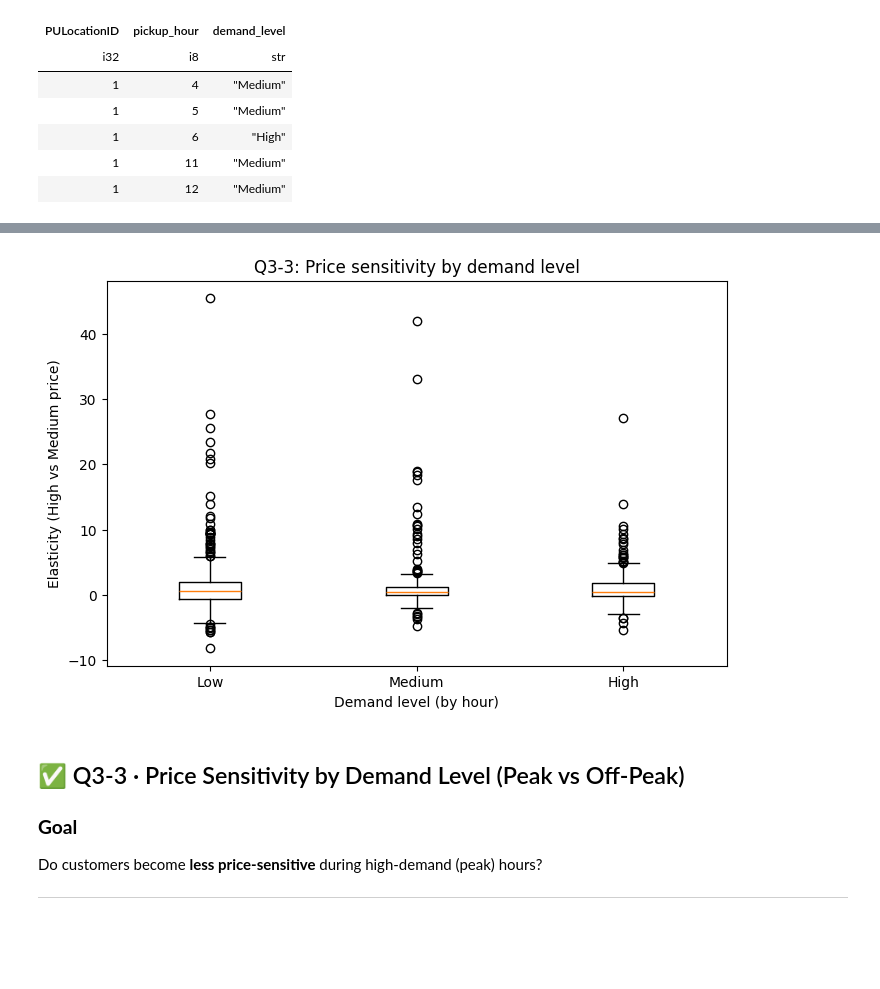
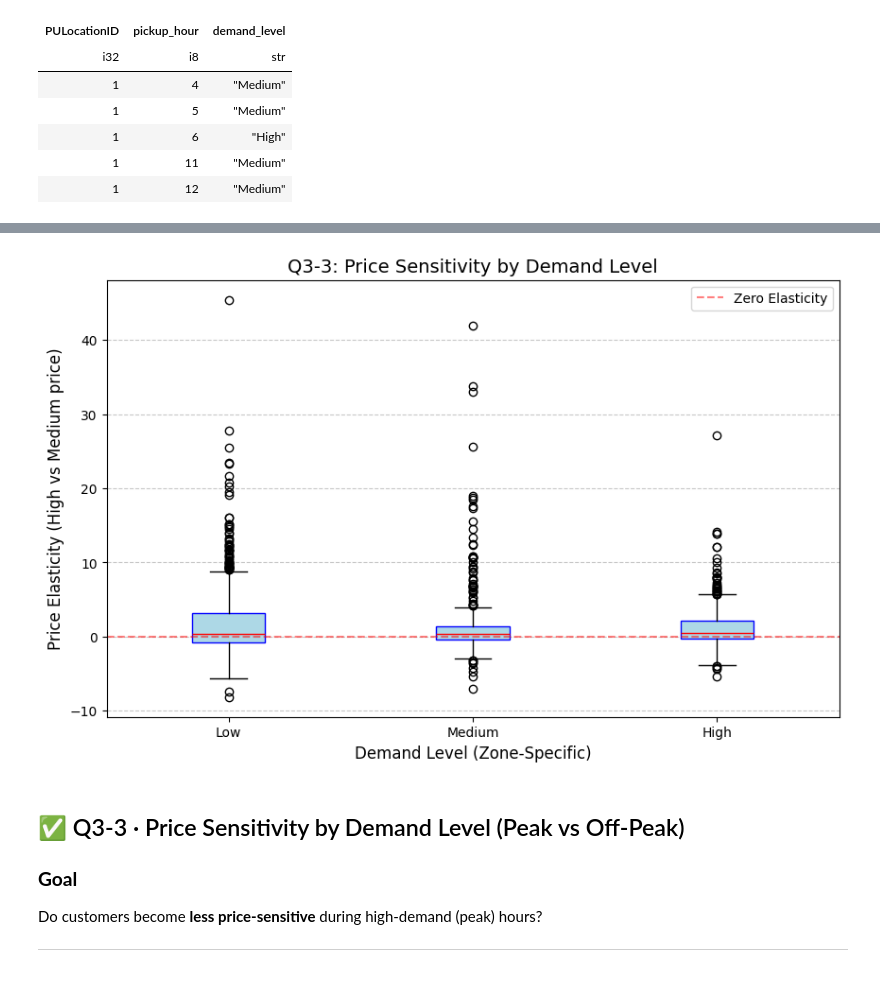
Before and after one commit to Jeremy891102/NYC-Taxi-Pricing-Demand-Analysis, a Jupyter notebook: src/module3_price_sen/module3.ipynb, the cells around one changed output, grey strips where cells are left out. Cells and saved outputs as stored; diff of their text form; code cells hidden in the pictures; blank space fills up the shorter version.

```diff
--- a/src/module3_price_sen/module3.ipynb
+++ b/src/module3_price_sen/module3.ipynb
@@ -768,19 +762,31 @@ shape: (3, 5)
 # %%
-# Q3-3.6 Visualization: boxplot of elasticity_high by demand_level
 
 data_for_box = [
-    elasticity_demand.filter(pl.col("demand_level") == lvl)["elasticity_high"].to_list()
+    elasticity_demand
+        .filter(pl.col("demand_level") == lvl)
+        .select(pl.col("elasticity_high").drop_nulls())
+        .to_series()
+        .to_list()
     for lvl in ["Low", "Medium", "High"]
 ]
 
-fig, ax = plt.subplots()
-ax.boxplot(data_for_box, labels=["Low", "Medium", "High"])
-ax.set_xlabel("Demand level (by hour)")
-ax.set_ylabel("Elasticity (High vs Medium price)")
-ax.set_title("Q3-3: Price sensitivity by demand level")
+fig, ax = plt.subplots(figsize=(10, 6))
+
+
+ax.boxplot(data_for_box, tick_labels=["Low", "Medium", "High"], patch_artist=True,
+           boxprops=dict(facecolor="lightblue", color="blue"),
+           medianprops=dict(color="red"))
+
+ax.axhline(0, color='red', linestyle='--', alpha=0.5, label="Zero Elasticity")
+ax.set_xlabel("Demand Level (Zone-Specific)", fontsize=12)
+ax.set_ylabel("Price Elasticity (High vs Medium price)", fontsize=12)
+ax.set_title("Q3-3: Price Sensitivity by Demand Level", fontsize=14)
+ax.legend()
+ax.grid(axis='y', linestyle='--', alpha=0.7)
+
 plt.show()
 # %% [output]
-[figure, old version]
+[figure, new version]
 # %% [markdown]
 ## ✅ Q3-3 · Price Sensitivity by Demand Level (Peak vs Off-Peak)
 
```
Also changed, not shown: parts of 31 cells of this notebook, 2 other files.
